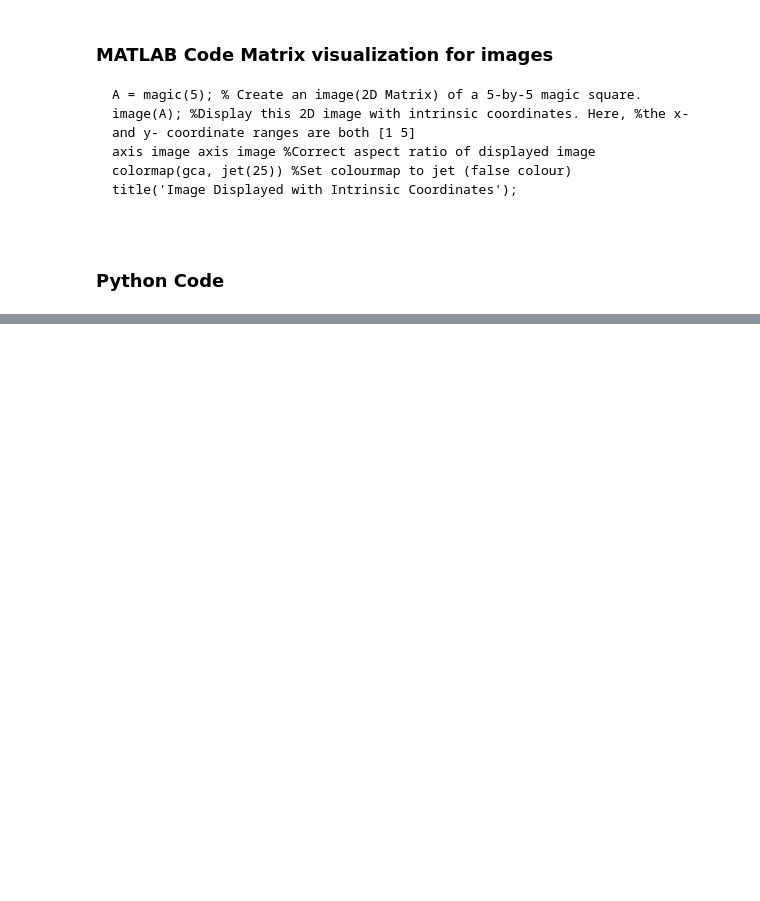
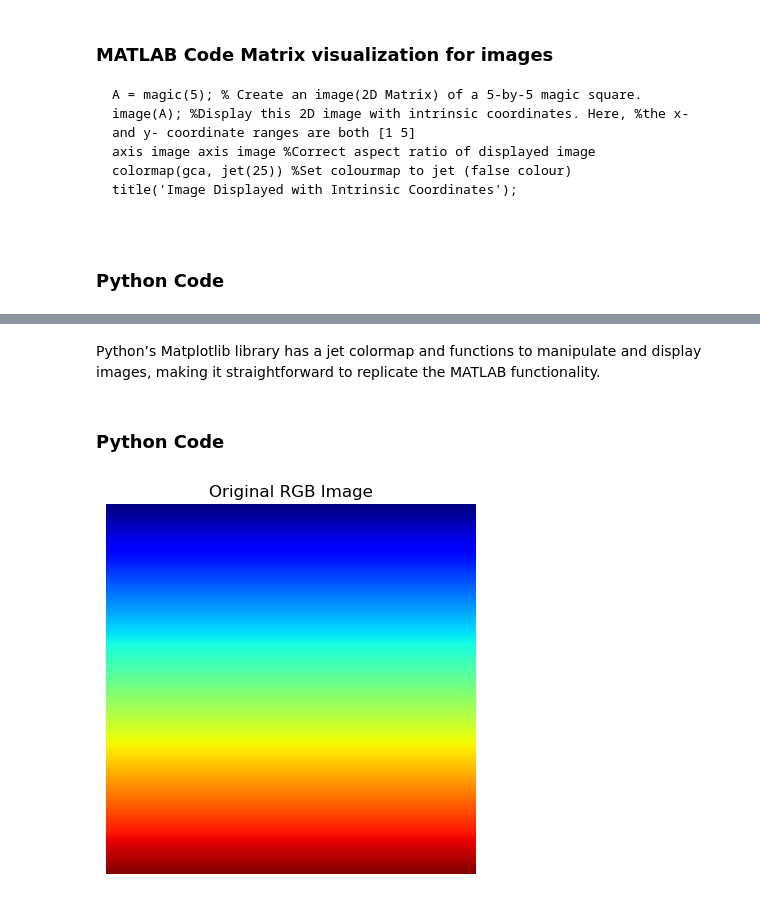
Before and after one commit to Muzammillcoste/CV-Labs-CIS, a Jupyter notebook: Lab_1.ipynb, the cells around one changed output, grey strips where cells are left out. Drawn from its saved outputs; the diff is of its cells as text; code cells hidden in the pictures; blank space fills up the shorter version.

```diff
--- a/Lab_1.ipynb
+++ b/Lab_1.ipynb
@@ -113,0 +154,27 @@ plt.show()
+# %% [markdown]
+Python’s Matplotlib library has a jet colormap and functions to manipulate and display images, making it straightforward to replicate the MATLAB functionality.
+# %% [markdown]
+### Python Code
+# %%
+import numpy as np
+import matplotlib.pyplot as plt
+from matplotlib.cm import get_cmap
+
+# Step 1: Define image size
+im_size = 200
+
+# Step 2: Create the 'jet' colormap with 200 colors
+jet_cmap = get_cmap('jet')
+
+# Step 3: Generate the RGB image
+RGB = np.zeros((im_size, im_size, 3))  # Initialize a 200x200x3 RGB array
+for i in range(im_size):
+    RGB[i, :, :] = jet_cmap(i / im_size)[:3]  # Normalize 'i' to the range [0, 1]
+
+# Step 4: Display the RGB image
+plt.imshow(RGB)
+plt.title('Original RGB Image')
+plt.axis('off')  # Hide axis for better visualization
+plt.show()
+# %% [output]
+[figure, added]
```
Also changed, not shown: parts of 13 cells of this notebook, 1 other file.
